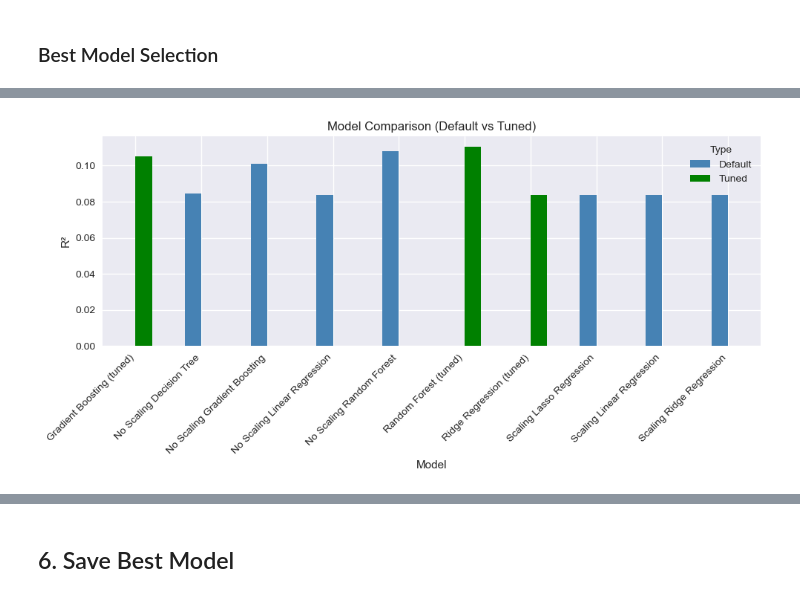
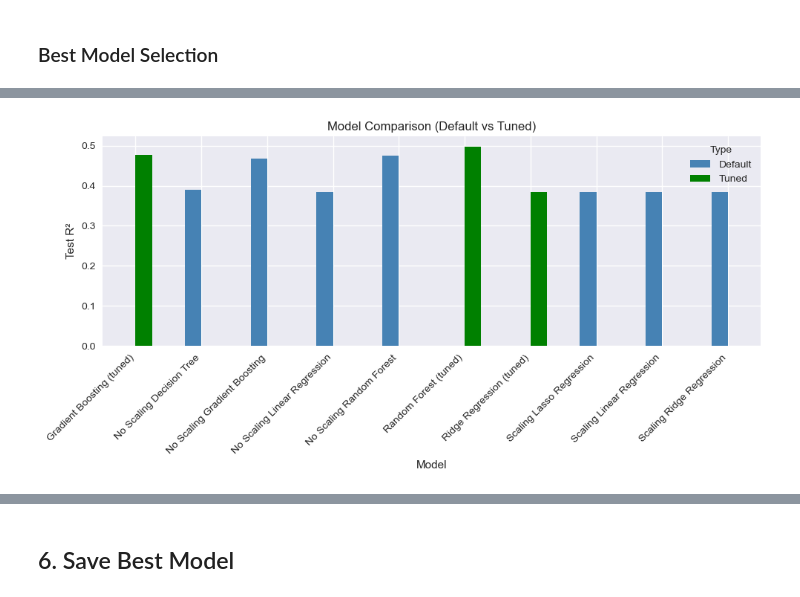
Before and after one commit to MTSU-DATA4950-Capstone-Spring2026/Team7-R1_AirbnbPricing, a Jupyter notebook: notebooks/Team07_04_modeling.ipynb, the cells around one changed output, grey strips where cells are left out. Cells and saved outputs as stored; diff of their text form; code cells hidden in the pictures.

```diff
--- a/notebooks/Team07_04_modeling.ipynb
+++ b/notebooks/Team07_04_modeling.ipynb
@@ -938,7 +923,7 @@ gb_grid = GridSearchCV(GradientBoostingRegressor(random_state=4950),
                        cv=cv, scoring='r2', n_jobs=-1)
 
 
-gb_grid.fit(X_train, y_train_capped)
+gb_grid.fit(X_train, y_train)
 
 print(f"Best params: {gb_grid.best_params_}")
 print(f"CV R²:       {gb_grid.best_score_:.4f}")
@@ -976,7 +961,6 @@ print('=== Gradient Boosting (Tuned) ===')
 r2 = r2_score(y_test, y_pred)
 rmse = np.sqrt(mean_squared_error(y_test, y_pred))
 
-results.append({'Model': 'Gradient Boosting (tuned)', 'R²': r2, 'RMSE': rmse})
 print(f'Gradient Boosting: R² = {r2:.4f}, RMSE = {rmse:.4f}')
 # %% [output]
 === Gradient Boosting (Tuned) ===
@@ -994,6 +978,9 @@ rmse_train = np.sqrt(mean_squared_error(y_train, y_train_pred))
 r2_test = r2_score(y_test, y_test_pred)
 rmse_test = np.sqrt(mean_squared_error(y_test, y_test_pred))
 
+results.append({'Model': 'Gradient Boosting (tuned)', 'Train R²': r2_train, 'Test R²': r2_test,
+                'Train RMSE': rmse_train, 'Test RMSE': rmse_test})
+
 print("\n=== Train vs Test Comparison (Gradient Boosting) ===")
 print("\nTrain R²:", round(r2_train, 4), "RMSE:", round(rmse_train, 4))
 print("Test  R²:", round(r2_test, 4), "RMSE:", round(rmse_test, 4))
@@ -1010,7 +1005,7 @@ The tuned Gradient Boosting model shows a moderate gap between the train and tes
 ### Default vs Tuned Model Comparison
 # %%
 results_df = pd.DataFrame(results)
-results_df = results_df.sort_values('R²', ascending=False)
+results_df = results_df.sort_values('Test R²', ascending=False)
 
 print('Model Comparison')
 print('=' * 50)
@@ -1129,26 +1151,26 @@ latitude                0.0819
 # %%
 # plotting R² for all models (default and tuned models shown)
 plot_df = results_df.copy()
 
 plot_df['Type'] = plot_df['Model'].apply(
     lambda x: 'Tuned' if 'tuned' in x.lower() else 'Default'
 )
 
 plot_df['Base_Model'] = plot_df['Model'].str.replace(' \(tuned\)', '', regex=True)
 
 pivot_df = plot_df.pivot_table(
     index='Model',
     columns='Type',
-    values='R²',
+    values='Test R²',
     aggfunc='first'
 )
 
 pivot_df.plot(kind='bar', figsize=(10,5), color=['steelblue', 'green'])
-plt.ylabel('R²')
+plt.ylabel('Test R²')
 plt.title('Model Comparison (Default vs Tuned)')
 plt.xticks(rotation=45, ha='right')
 plt.tight_layout()
 plt.show()
 # %% [output]
-[figure, old version]
+[figure, new version]
 # %% [markdown]
```
Also changed, not shown: parts of 79 cells of this notebook, 15 other files.
